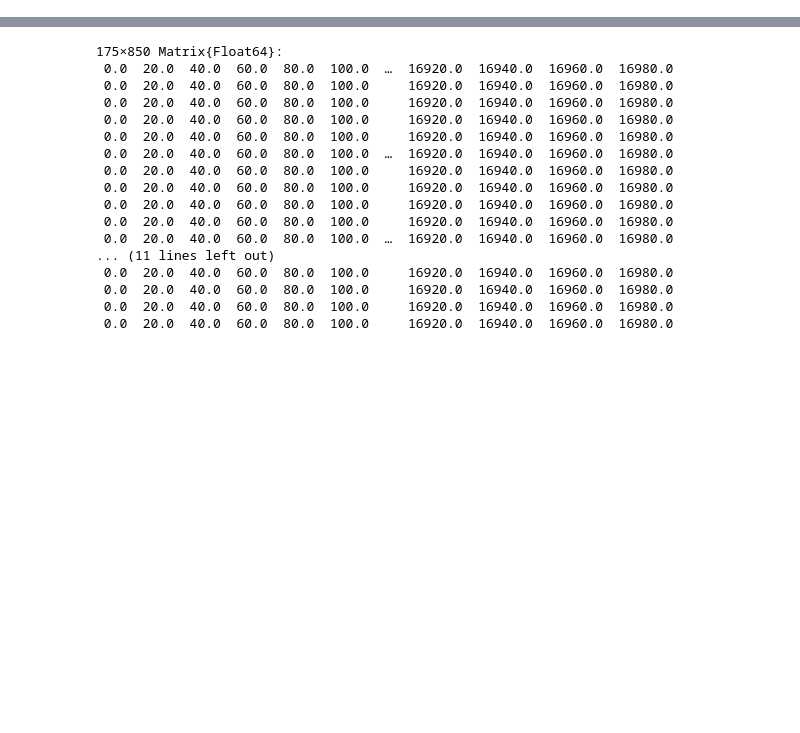
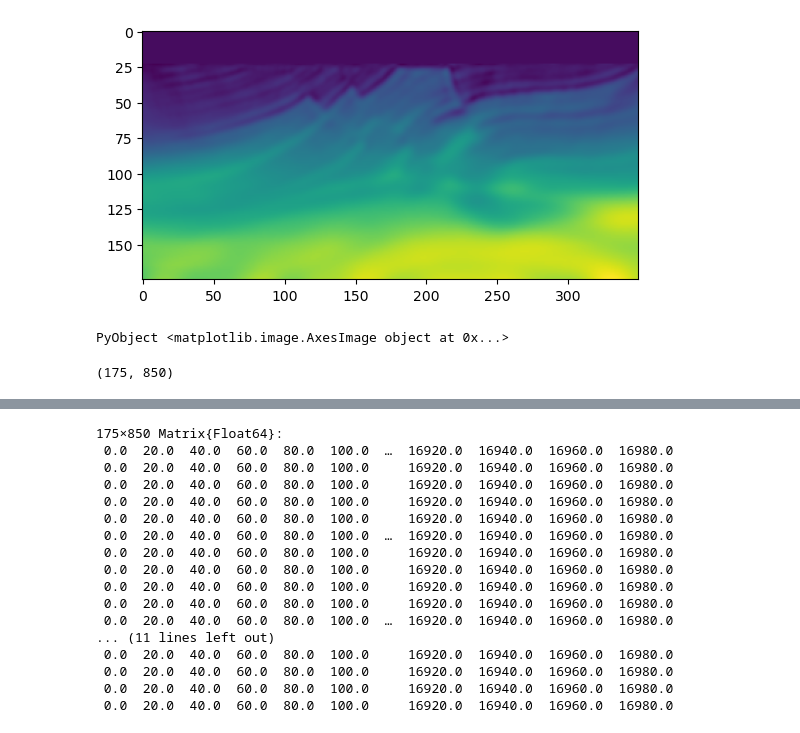
Before and after one commit to zzar43/WaveSolverCUDA, a Jupyter notebook: plot.ipynb, the cells around one changed output, grey strips where cells are left out. Cells and saved outputs as stored; diff of their text form; code cells hidden in the pictures; blank space fills up the shorter version.

```diff
--- a/plot.ipynb
+++ b/plot.ipynb
@@ -3,0 +39,12 @@ using JLD2, HDF5, ImageFiltering
+# %%
+@load "temp_data/10.jld2"
+
+plt.imshow(reshape(u1, 175, 350))
+# plt.colorbar()
+# %% [output]
+[figure, added]
+PyObject <matplotlib.image.AxesImage object at 0x...>
+# %%
+size(c)
+# %% [output]
+(175, 850)
```
Also changed, not shown: parts of 8 cells of this notebook, 6 other files.
